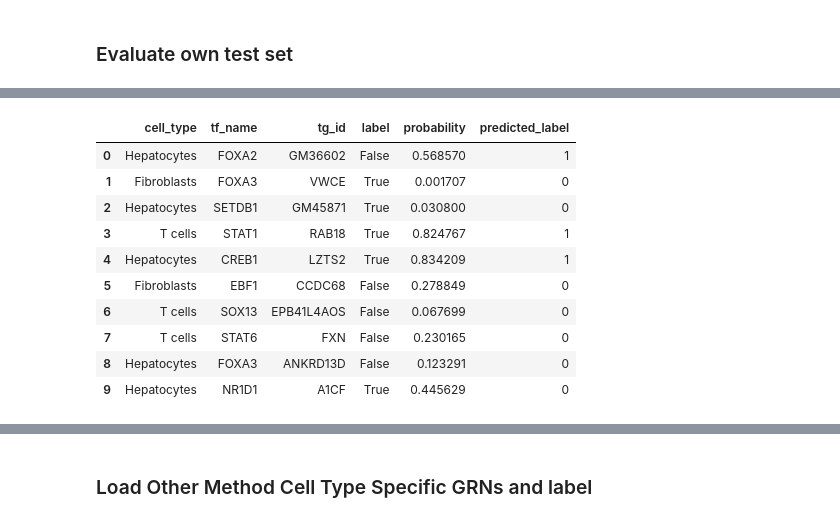
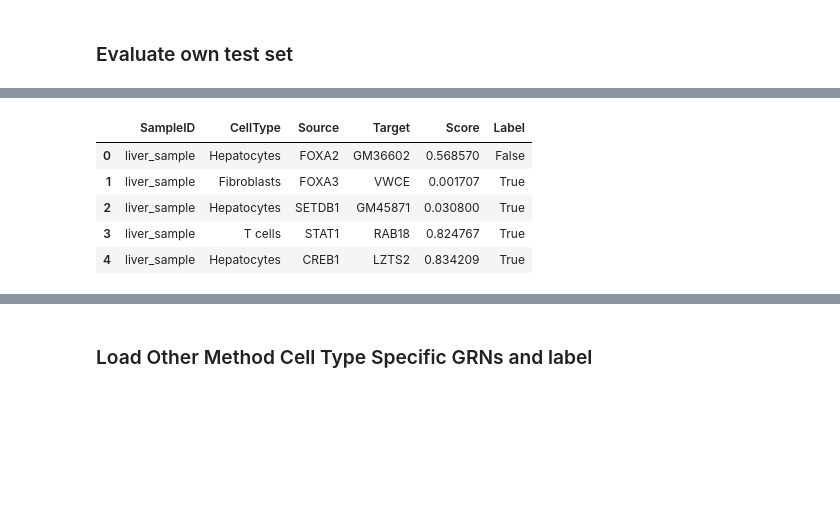
Before and after one commit to emoeller80281/Custom_GRN_Inference, a Jupyter notebook: TETHER/scripts/celltype_model_evaluation.ipynb, the cells around one changed output, grey strips where cells are left out. Drawn from its saved outputs; the diff is of its cells as text; code cells hidden in the pictures; blank space fills up the shorter version.

```diff
--- a/TETHER/scripts/celltype_model_evaluation.ipynb
+++ b/TETHER/scripts/celltype_model_evaluation.ipynb
@@ -594,23 +691,36 @@ eval_loss, eval_auroc, eval_probs, eval_labels = evaluate(trained_model, test_da
 # %%
 inputs = pd.concat([ds.inputs for ds in test_dataset.datasets], ignore_index=True)
 test_set_predictions = inputs[[
-    "cell_type", "tf_name", "tg_id", "label"
+    "sample_id", "cell_type", "tf_name", "tg_id", "label"
 ]].copy()
 test_set_predictions["probability"] = eval_probs.numpy()
 test_set_predictions["predicted_label"] = (
     test_set_predictions["probability"] >= 0.5
 ).astype(np.int8)
 
-display(test_set_predictions.head(10))
+grn_columns = ["SampleID", "CellType", "Source", "Target", "Score", "Label"]
+evaluation_grn = (
+    test_set_predictions
+    .rename(columns={
+        "sample_id": "SampleID",
+        "cell_type": "CellType",
+        "tf_name": "Source",
+        "tg_id": "Target",
+        "probability": "Score",
+        "label": "Label"
+    })
+    .loc[:, grn_columns]
+    .assign(
+        Source=lambda frame: frame["Source"].astype(str).str.upper(),
+        Target=lambda frame: frame["Target"].astype(str).str.upper(),
+    )
+)
+
+display(evaluation_grn.head())
 # %% [output]
-|  | cell_type | tf_name | tg_id | label | probability | predicted_label |
-| 0 | Hepatocytes | FOXA2 | GM36602 | False | 0.568570 | 1 |
-| 1 | Fibroblasts | FOXA3 | VWCE | True | 0.001707 | 0 |
-| 2 | Hepatocytes | SETDB1 | GM45871 | True | 0.030800 | 0 |
-| 3 | T cells | STAT1 | RAB18 | True | 0.824767 | 1 |
-| 4 | Hepatocytes | CREB1 | LZTS2 | True | 0.834209 | 1 |
-| 5 | Fibroblasts | EBF1 | CCDC68 | False | 0.278849 | 0 |
-| 6 | T cells | SOX13 | EPB41L4AOS | False | 0.067699 | 0 |
-| 7 | T cells | STAT6 | FXN | False | 0.230165 | 0 |
-| 8 | Hepatocytes | FOXA3 | ANKRD13D | False | 0.123291 | 0 |
-| 9 | Hepatocytes | NR1D1 | A1CF | True | 0.445629 | 0 |
+|  | SampleID | CellType | Source | Target | Score | Label |
+| 0 | liver_sample | Hepatocytes | FOXA2 | GM36602 | 0.568570 | False |
+| 1 | liver_sample | Fibroblasts | FOXA3 | VWCE | 0.001707 | True |
+| 2 | liver_sample | Hepatocytes | SETDB1 | GM45871 | 0.030800 | True |
+| 3 | liver_sample | T cells | STAT1 | RAB18 | 0.824767 | True |
+| 4 | liver_sample | Hepatocytes | CREB1 | LZTS2 | 0.834209 | True |
```
Also changed, not shown: parts of 25 cells of this notebook, 4 other files.
